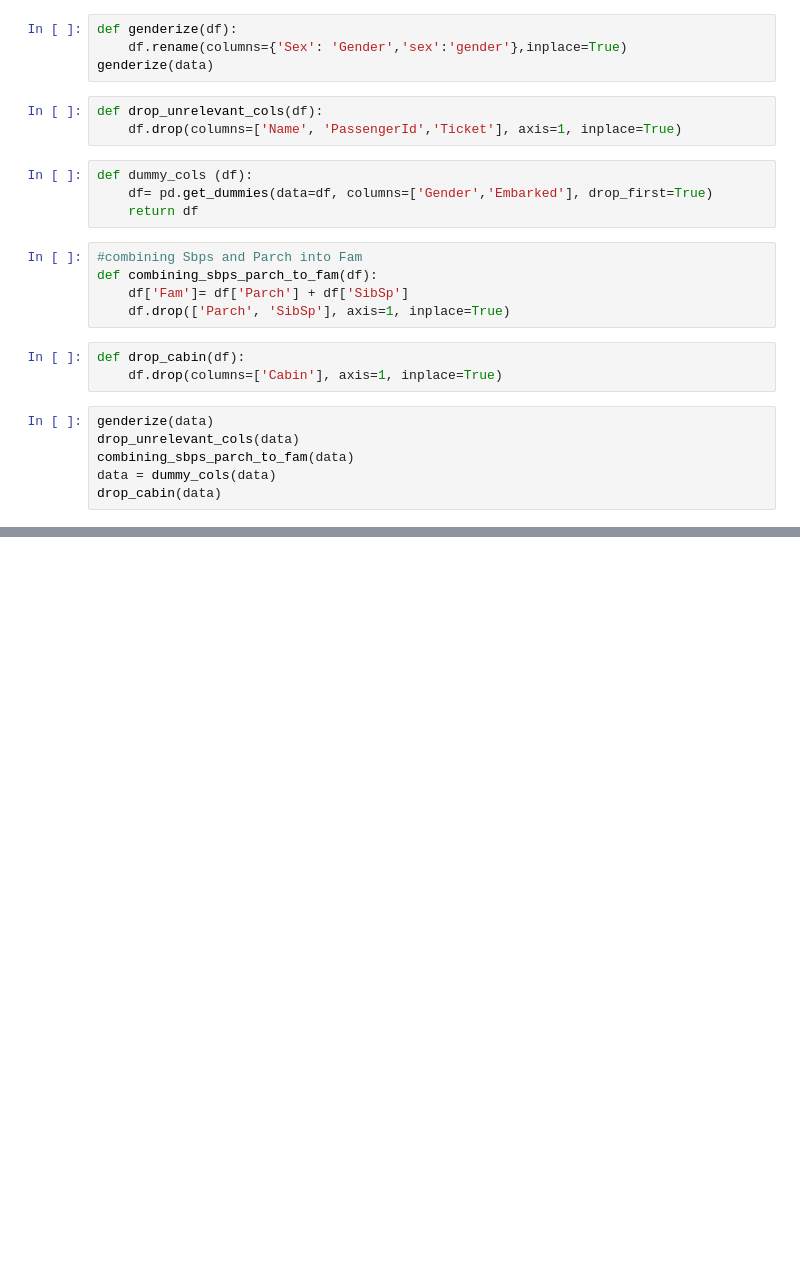
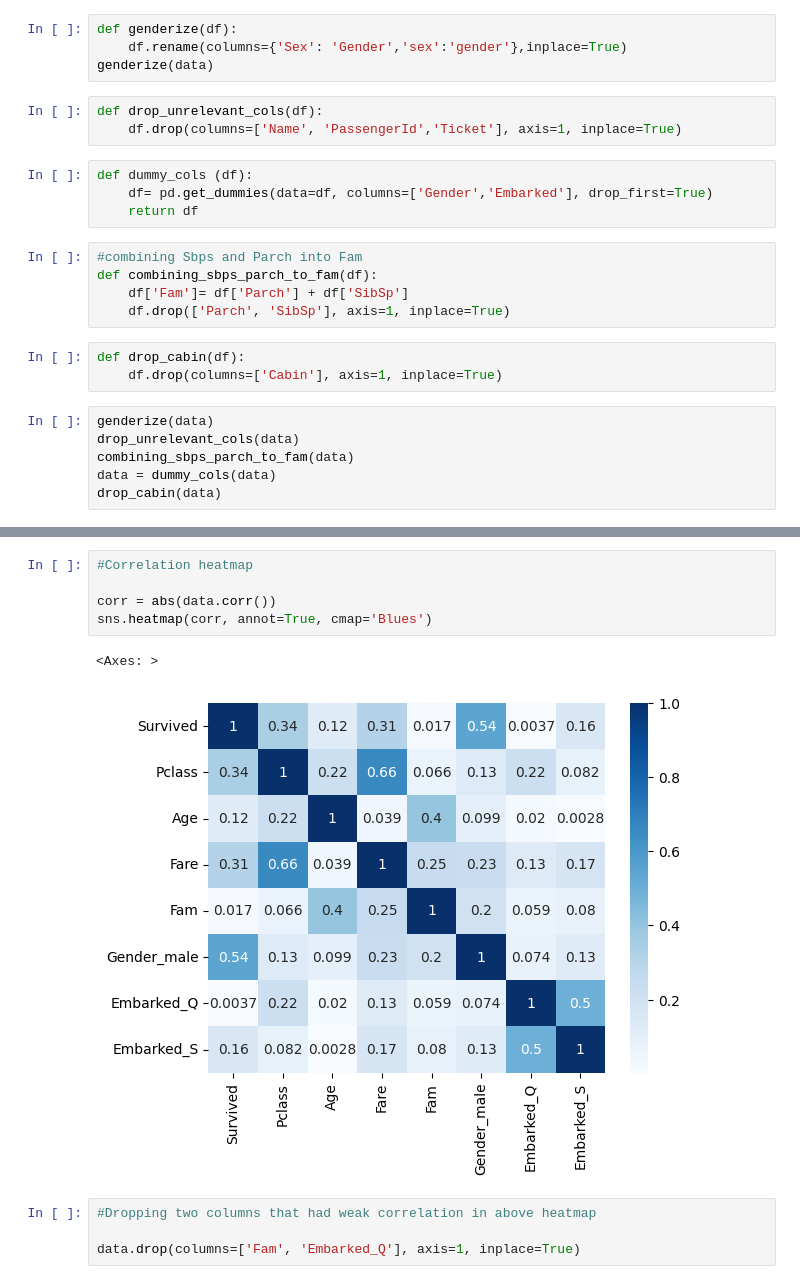
Before and after one commit to HadassaMenucha/Titanic-Final-Project, a Jupyter notebook: Titanic_FInal_Project.ipynb, the cells around one changed output, grey strips where cells are left out. Drawn from its saved outputs; the diff is of its cells as text; blank space fills up the shorter version.

```diff
--- a/Titanic_FInal_Project.ipynb
+++ b/Titanic_FInal_Project.ipynb
@@ -88,0 +132,12 @@ drop_cabin(data)
+# %%
+#Correlation heatmap
+
+corr = abs(data.corr())
+sns.heatmap(corr, annot=True, cmap='Blues')
+# %% [output]
+<Axes: >
+[figure, added]
+# %%
+#Dropping two columns that had weak correlation in above heatmap
+
+data.drop(columns=['Fam', 'Embarked_Q'], axis=1, inplace=True)
```
Also changed, not shown: parts of 8 cells of this notebook.
